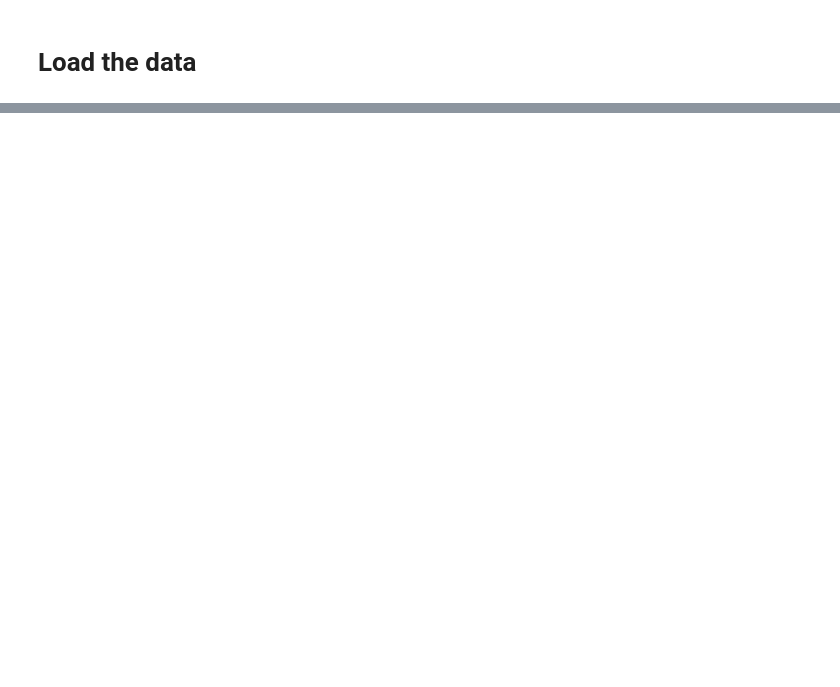
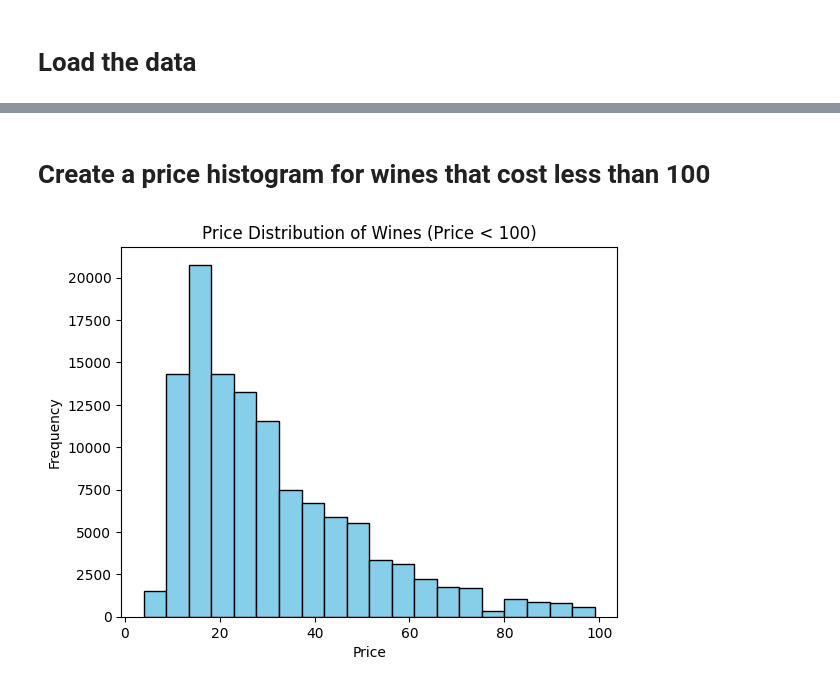
Before and after one commit to martywebdev/jupyter-wine-tasting, a Jupyter notebook: main.ipynb, the cells around one changed output, grey strips where cells are left out. Drawn from its saved outputs; the diff is of its cells as text; code cells hidden in the pictures; blank space fills up the shorter version.

```diff
--- a/main.ipynb
+++ b/main.ipynb
@@ -22,0 +43,3 @@ df
+# %%
+df['rating_scale'] = df['points'] / 20
+df
@@ -22,0 +60,15 @@ df
+# %% [markdown]
+# Create a price histogram for wines that cost less than 100
+# %%
+import matplotlib.pyplot as plt
+df_less_that_100 = df[df['price'] < 100]['price']
+plt.figure(figsize=(10, 6))
+plt.hist(df_less_that_100, bins=20, color='skyblue', edgecolor='black')
+plt.title('Price Distribution of Wines (Price < 100)')
+plt.xlabel('Price')
+plt.ylabel('Frequency')
+
+# Show the histogram
+plt.show()
+# %% [output]
+[figure, added]
```
Also changed, not shown: parts of 13 cells of this notebook, 1 other file.
